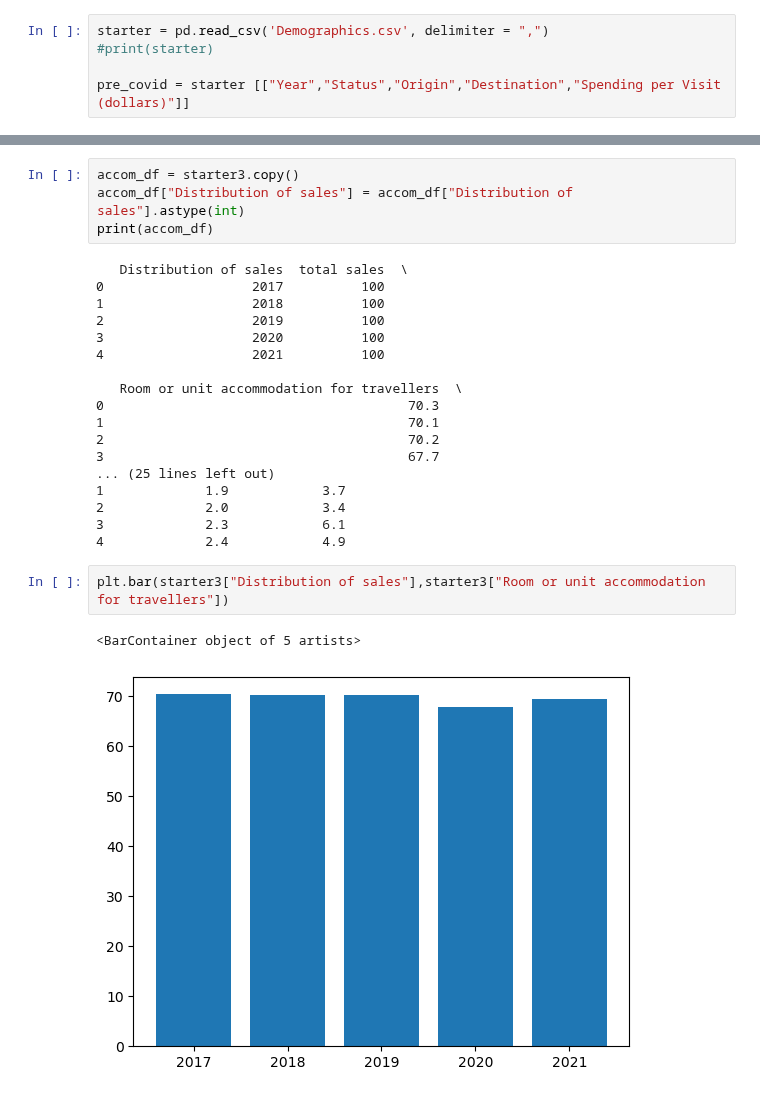
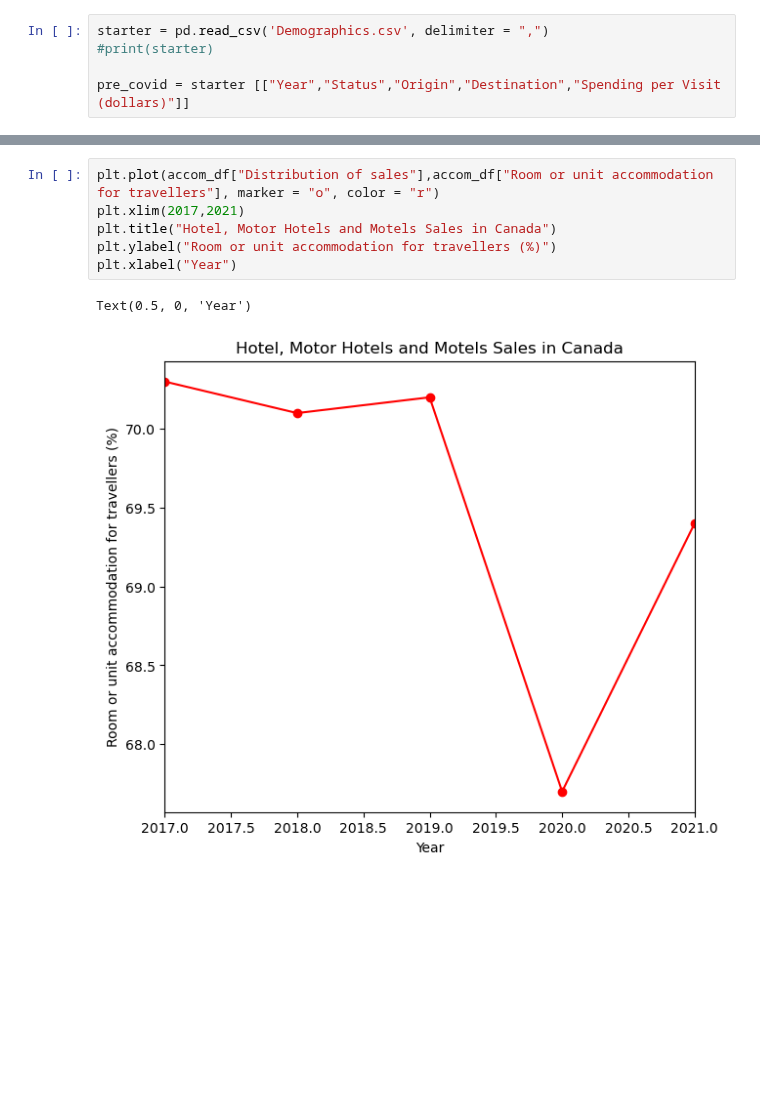
Before and after one commit to AleMori22/Project_1_repo, a Jupyter notebook: Demographics-Tourism.ipynb, the cells around one changed output, grey strips where cells are left out. Saved outputs shown, nothing was run; the diff lists cells and outputs as text; blank space fills up the shorter version.

```diff
--- a/Demographics-Tourism.ipynb
+++ b/Demographics-Tourism.ipynb
@@ -109,27 +74,9 @@ dtype: object
-# %%
-accom_df = starter3.copy()
-accom_df["Distribution of sales"] = accom_df["Distribution of sales"].astype(int)
-print(accom_df)
-# %% [output]
-   Distribution of sales  total sales  \
-0                   2017          100
-1                   2018          100
-2                   2019          100
-3                   2020          100
-4                   2021          100
-
-   Room or unit accommodation for travellers  \
-0                                       70.3
-1                                       70.1
-2                                       70.2
-3                                       67.7
-... (25 lines left out)
-1             1.9            3.7
-2             2.0            3.4
-3             2.3            6.1
-4             2.4            4.9
-# %%
-plt.bar(starter3["Distribution of sales"],starter3["Room or unit accommodation for travellers"])
-# %% [output]
-<BarContainer object of 5 artists>
-[figure, removed]
+# %%
+plt.plot(accom_df["Distribution of sales"],accom_df["Room or unit accommodation for travellers"], marker = "o", color = "r")
+plt.xlim(2017,2021)
+plt.title("Hotel, Motor Hotels and Motels Sales in Canada")
+plt.ylabel("Room or unit accommodation for travellers (%)")
+plt.xlabel("Year")
+# %% [output]
+Text(0.5, 0, 'Year')
+[figure, added]
```
Also changed, not shown: parts of 10 cells of this notebook, 4 other files.
